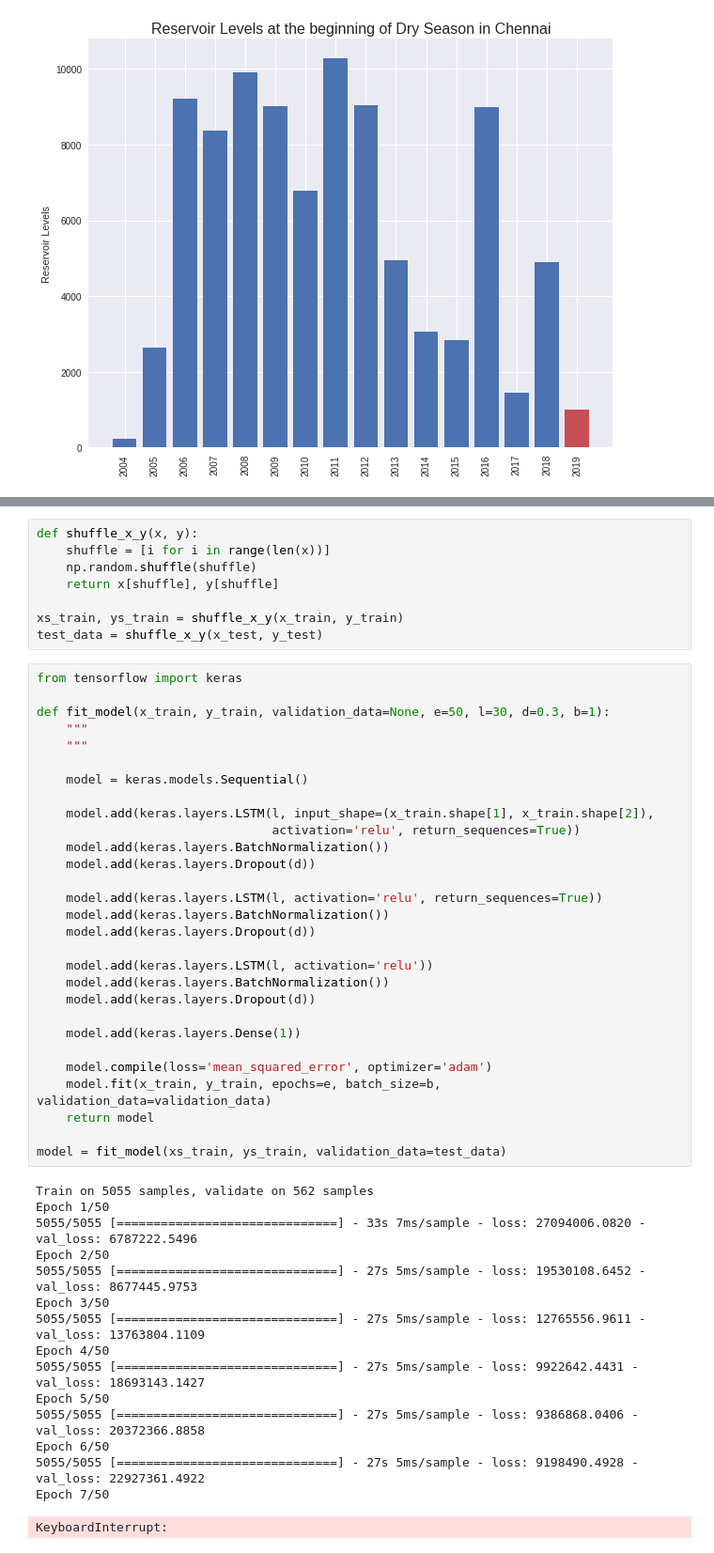
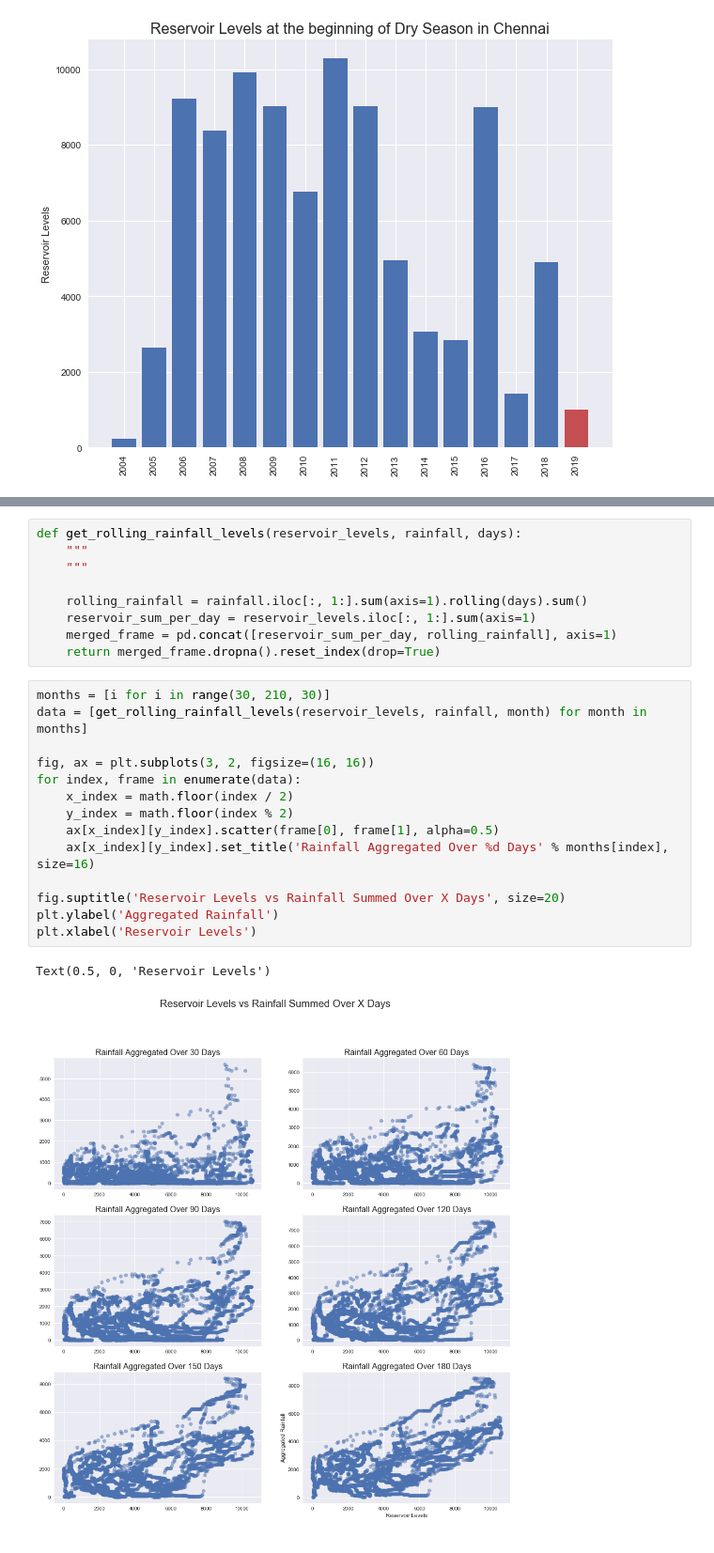
Before and after one commit to marxav0319/Chennai_Water_Management_NB, a Jupyter notebook: Chennai Water Management Exploratory Analysis.ipynb, the cells around one changed output, grey strips where cells are left out. Shown at 94% size. Cells and saved outputs as stored; diff of their text form.

```diff
--- a/Chennai Water Management Exploratory Analysis.ipynb
+++ b/Chennai Water Management Exploratory Analysis.ipynb
@@ -319,53 +255,26 @@ y_train, y_test = split_train_test(expected)
-# %%
-def shuffle_x_y(x, y):
-    shuffle = [i for i in range(len(x))]
-    np.random.shuffle(shuffle)
-    return x[shuffle], y[shuffle]
-
-xs_train, ys_train = shuffle_x_y(x_train, y_train)
-test_data = shuffle_x_y(x_test, y_test)
-# %%
-from tensorflow import keras
-
-def fit_model(x_train, y_train, validation_data=None, e=50, l=30, d=0.3, b=1):
-    """
-    """
-
-    model = keras.models.Sequential()
-
-    model.add(keras.layers.LSTM(l, input_shape=(x_train.shape[1], x_train.shape[2]),
-                                activation='relu', return_sequences=True))
-    model.add(keras.layers.BatchNormalization())
-    model.add(keras.layers.Dropout(d))
-
-    model.add(keras.layers.LSTM(l, activation='relu', return_sequences=True))
-    model.add(keras.layers.BatchNormalization())
-    model.add(keras.layers.Dropout(d))
-
-    model.add(keras.layers.LSTM(l, activation='relu'))
-    model.add(keras.layers.BatchNormalization())
-    model.add(keras.layers.Dropout(d))
-
-    model.add(keras.layers.Dense(1))
-
-    model.compile(loss='mean_squared_error', optimizer='adam')
-    model.fit(x_train, y_train, epochs=e, batch_size=b, validation_data=validation_data)
-    return model
-
-model = fit_model(xs_train, ys_train, validation_data=test_data)
-# %% [output]
-Train on 5055 samples, validate on 562 samples
-Epoch 1/50
-5055/5055 [==============================] - 33s 7ms/sample - loss: 27094006.0820 - val_loss: 6787222.5496
-Epoch 2/50
-5055/5055 [==============================] - 27s 5ms/sample - loss: 19530108.6452 - val_loss: 8677445.9753
-Epoch 3/50
-5055/5055 [==============================] - 27s 5ms/sample - loss: 12765556.9611 - val_loss: 13763804.1109
-Epoch 4/50
-5055/5055 [==============================] - 27s 5ms/sample - loss: 9922642.4431 - val_loss: 18693143.1427
-Epoch 5/50
-5055/5055 [==============================] - 27s 5ms/sample - loss: 9386868.0406 - val_loss: 20372366.8858
-Epoch 6/50
-5055/5055 [==============================] - 27s 5ms/sample - loss: 9198490.4928 - val_loss: 22927361.4922
-Epoch 7/50
-KeyboardInterrupt:
+# %%
+def get_rolling_rainfall_levels(reservoir_levels, rainfall, days):
+    """
+    """
+
+    rolling_rainfall = rainfall.iloc[:, 1:].sum(axis=1).rolling(days).sum()
+    reservoir_sum_per_day = reservoir_levels.iloc[:, 1:].sum(axis=1)
+    merged_frame = pd.concat([reservoir_sum_per_day, rolling_rainfall], axis=1)
+    return merged_frame.dropna().reset_index(drop=True)
+# %%
+months = [i for i in range(30, 210, 30)]
+data = [get_rolling_rainfall_levels(reservoir_levels, rainfall, month) for month in months]
+
+fig, ax = plt.subplots(3, 2, figsize=(16, 16))
+for index, frame in enumerate(data):
+    x_index = math.floor(index / 2)
+    y_index = math.floor(index % 2)
+    ax[x_index][y_index].scatter(frame[0], frame[1], alpha=0.5)
+    ax[x_index][y_index].set_title('Rainfall Aggregated Over %d Days' % months[index], size=16)
+
+fig.suptitle('Reservoir Levels vs Rainfall Summed Over X Days', size=20)
+plt.ylabel('Aggregated Rainfall')
+plt.xlabel('Reservoir Levels')
+# %% [output]
+Text(0.5, 0, 'Reservoir Levels')
+[figure, added]
```
Also changed, not shown: parts of 14 cells of this notebook.
